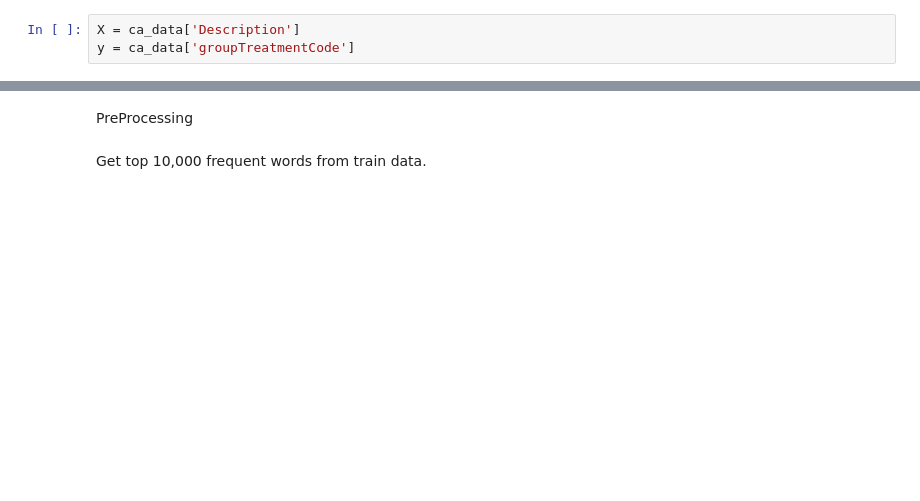
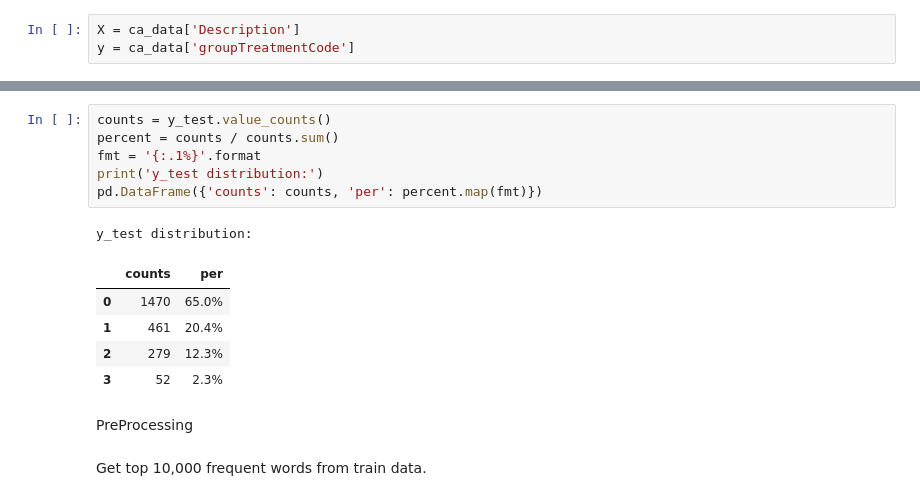
Before and after one commit to mannmoshe/deep-learning, a Jupyter notebook: FinalProject/InquiriesClassification.ipynb, the cells around one changed output, grey strips where cells are left out. Drawn from its saved outputs; the diff is of its cells as text; blank space fills up the shorter version.

```diff
--- a/FinalProject/InquiriesClassification.ipynb
+++ b/FinalProject/InquiriesClassification.ipynb
@@ -78,3 +91,16 @@ Name: groupTreatmentCode, dtype: int64
+# %%
+counts = y_test.value_counts()
+percent = counts / counts.sum()
+fmt = '{:.1%}'.format
+print('y_test distribution:')
+pd.DataFrame({'counts': counts, 'per': percent.map(fmt)})
+# %% [output]
+y_test distribution:
+|  | counts | per |
+| 0 | 1470 | 65.0% |
+| 1 | 461 | 20.4% |
+| 2 | 279 | 12.3% |
+| 3 | 52 | 2.3% |
 # %% [markdown]
 PreProcessing
 # %% [markdown]
```
Also changed, not shown: parts of 39 cells of this notebook.
